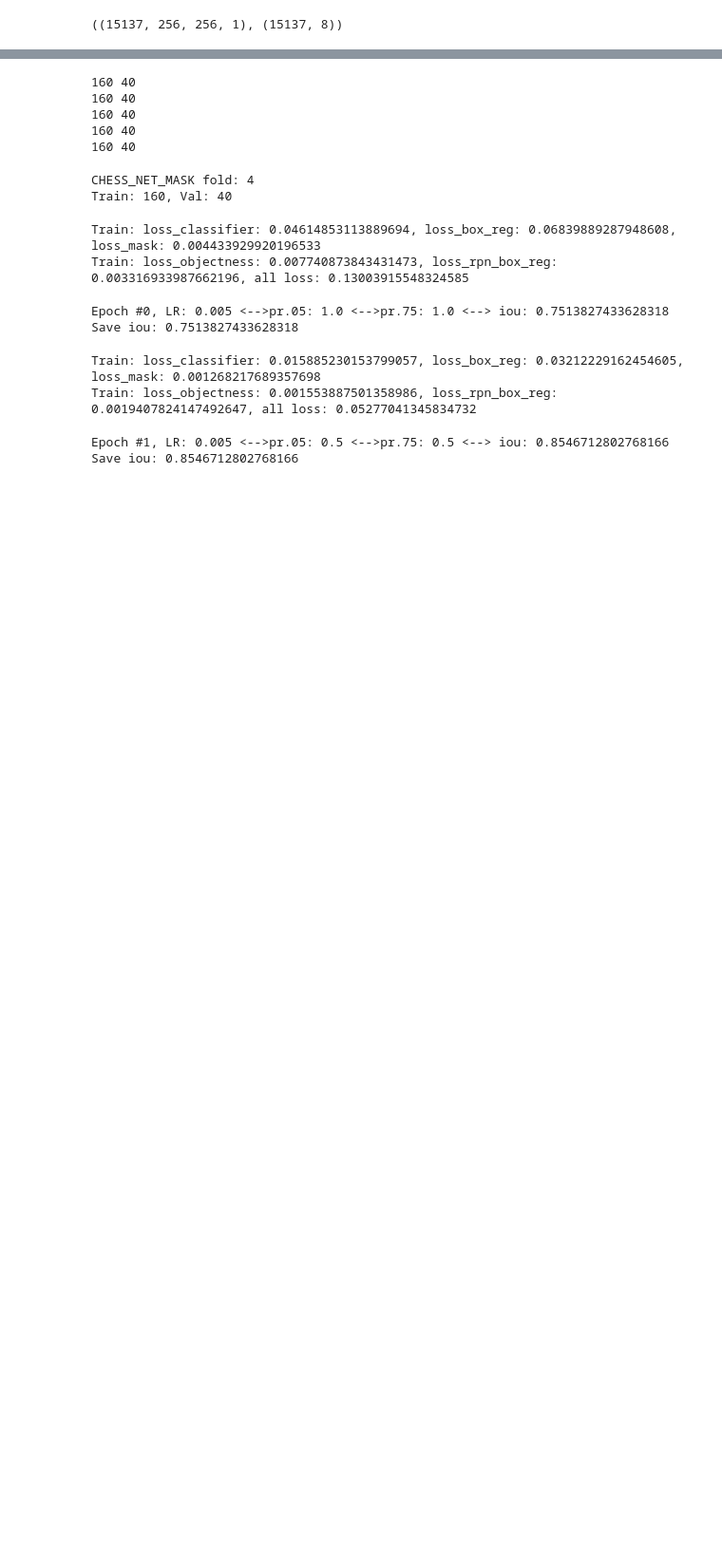
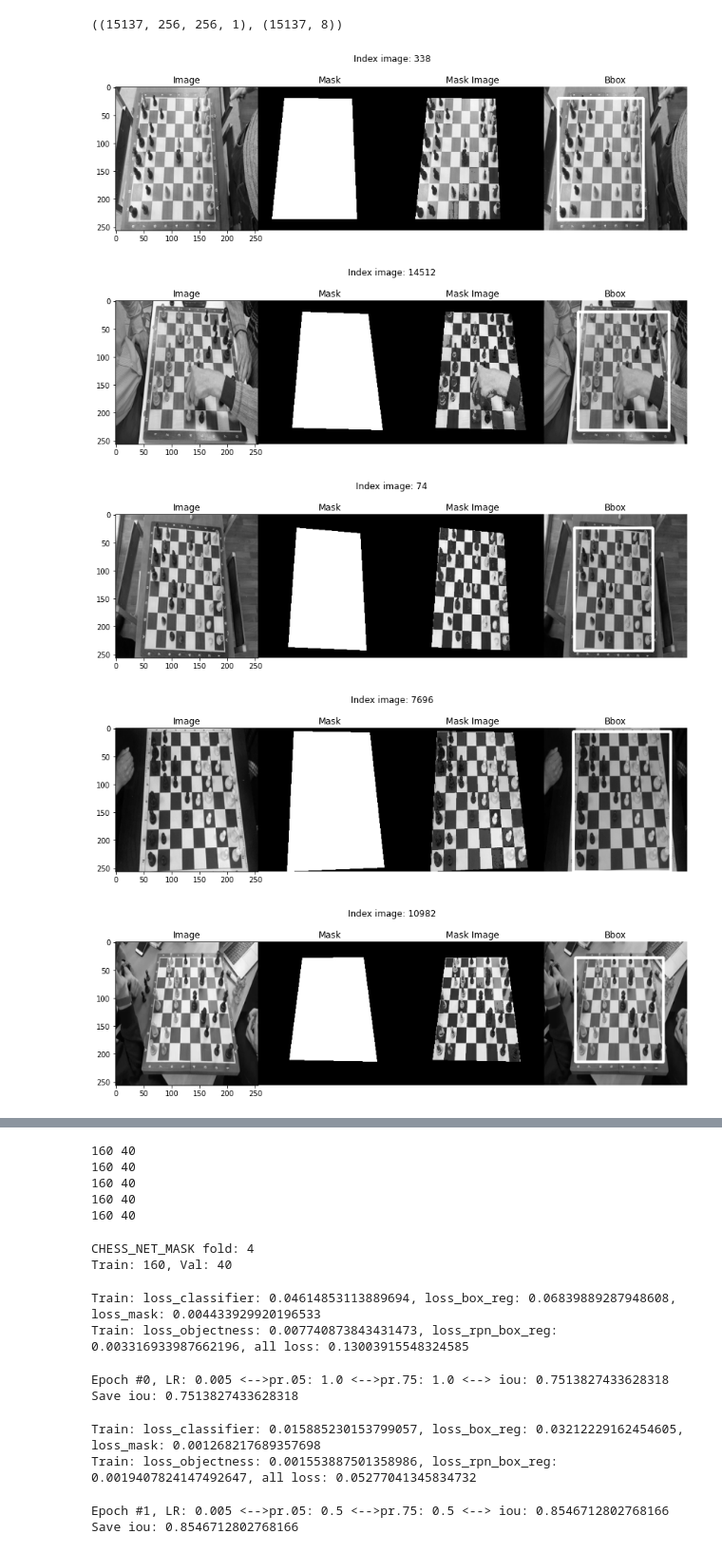
Before and after one commit to beifa/myte, a Jupyter notebook: chess_board.ipynb, the cells around one changed output, grey strips where cells are left out. Shown at 95% size. Saved outputs shown, nothing was run; the diff lists cells and outputs as text; code cells hidden in the pictures; blank space fills up the shorter version.

```diff
--- a/chess_board.ipynb
+++ b/chess_board.ipynb
@@ -105,6 +97,12 @@ def show_board(image: list, points: list, idx: int) -> None:
     plt.suptitle(f'Index image: {idx}', y = .75)
     plt.show()
 # %%
-# for _ in range(5):
-#     idx = np.random.choice(tr.shape[0])
-#     show_board(tr[idx], tr_mask[idx], idx)
+for _ in range(5):
+    idx = np.random.choice(tr.shape[0])
+    show_board(tr[idx], tr_mask[idx], idx)
+# %% [output]
+[figure, added]
+[figure, added]
+[figure, added]
+[figure, added]
+[figure, added]
```
Also changed, not shown: parts of 10 cells of this notebook.
